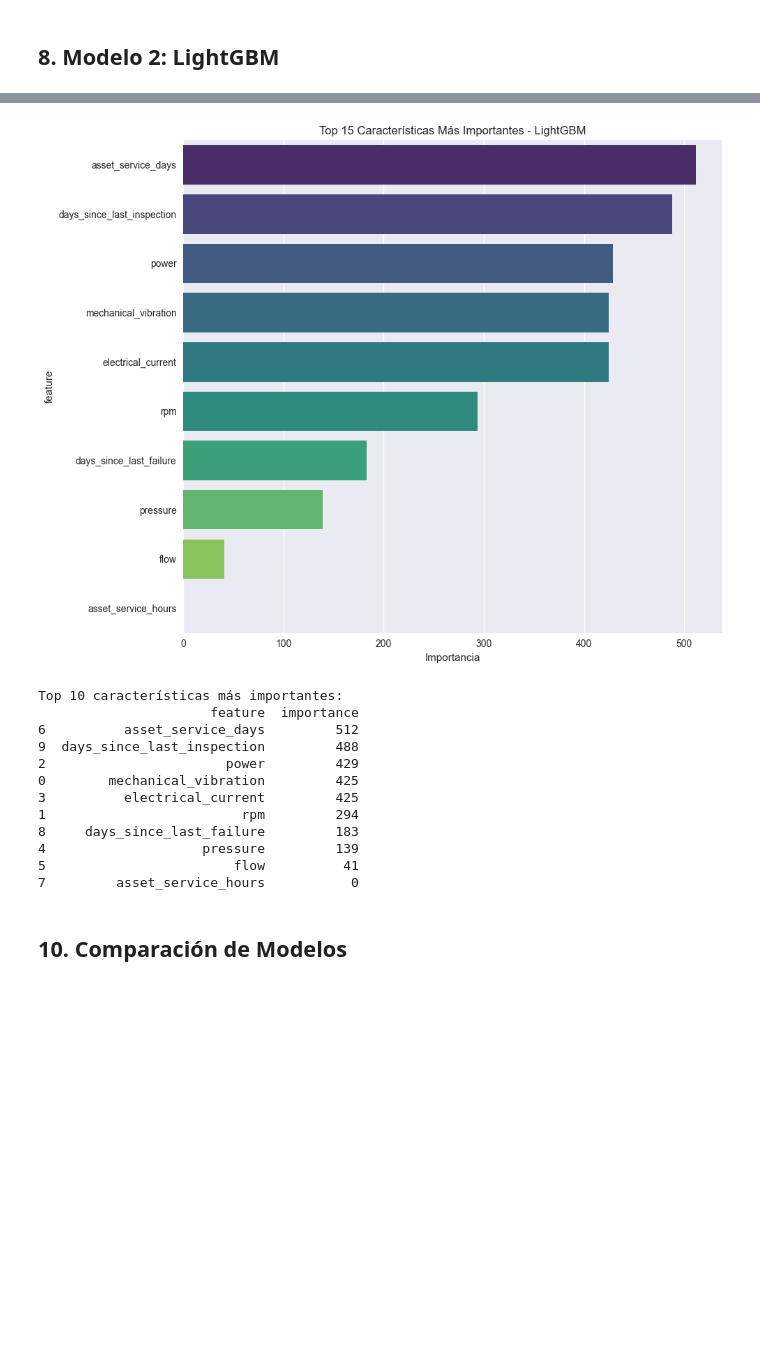
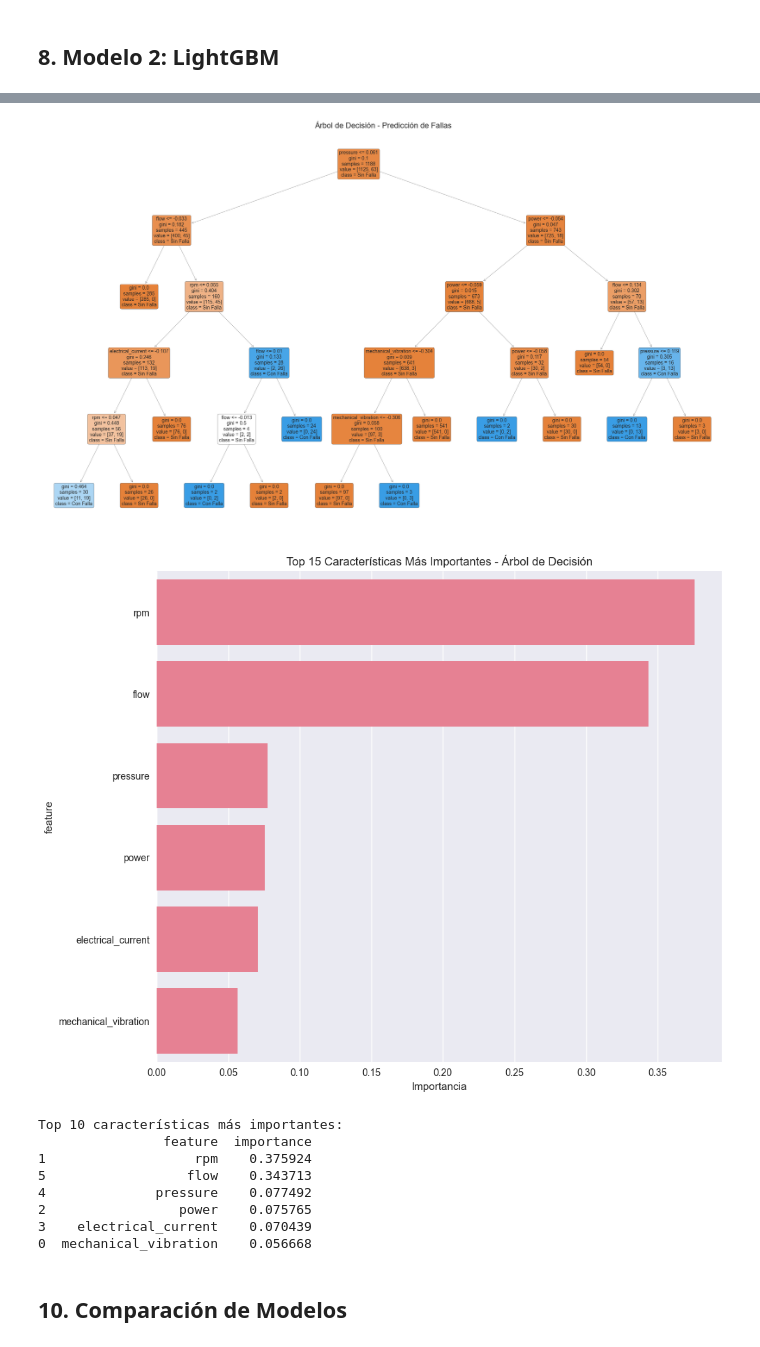
Before and after one commit to carlosrosan/palantir_webapp, a Jupyter notebook: Ingelearn_curso_mtto_predictivo/02_modelos_clasificacion.ipynb, the cells around one changed output, grey strips where cells are left out. Drawn from its saved outputs; the diff is of its cells as text; code cells hidden in the pictures; blank space fills up the shorter version.

```diff
--- a/Ingelearn_curso_mtto_predictivo/02_modelos_clasificacion.ipynb
+++ b/Ingelearn_curso_mtto_predictivo/02_modelos_clasificacion.ipynb
@@ -126,0 +130,2 @@ Tasa de fallas: 1.92%
+# %%
+df = df[df['asset_id']== 2]
@@ -166,7 +216,7 @@ Name: count, dtype: int64
 if 'X' in locals() and 'y' in locals() and len(np.unique(y)) > 1:
     # Dividir datos
     X_train, X_test, y_train, y_test = train_test_split(
-        X, y, test_size=0.5, random_state=42, stratify=y
+        X, y, test_size=0.7, random_state=42, stratify=y
     )
 
     print(f"Datos de entrenamiento: {X_train.shape}")
@@ -208,13 +264,18 @@ Datos estandarizados correctamente
 # %% [markdown]
 ## 6. Modelo 1: Árbol de Decisión
 # %%
+from sklearn.utils.class_weight import compute_class_weight
+classWeight = compute_class_weight(None, classes=np.unique(y_train), y=y_train)
+classWeight = dict(zip(np.unique(y), classWeight.flatten()))
+
+
 if 'X_train' in locals():
     # Crear y entrenar árbol de decisión
     dt_model = DecisionTreeClassifier(
         max_depth=10,
         min_samples_split=5,
         min_samples_leaf=2,
-        class_weight='balanced',  # Manejo de datos desbalanceados
+        class_weight=classWeight,  # Manejo de datos desbalanceados
         random_state=42
     )
 
@@ -340,9 +397,10 @@ if 'X_train' in locals():
         num_leaves=31,
         learning_rate=0.05,
         n_estimators=100,
-        scale_pos_weight=scale_pos_weight,
+        #scale_pos_weight=scale_pos_weight,
         random_state=42,
-        verbose=-1
+        verbose=-1,
+        is_unbalance = True
     )
 
     # Entrenar con early stopping
@@ -414,36 +584,46 @@ weighted avg       0.99      0.98      0.98      1460
 # %%
-if 'lgbm_model' in locals():
+if 'dt_model' in locals() and 'X_train' in locals():
+    # Visualizar árbol (limitado a profundidad 3 para visualización)
+    plt.figure(figsize=(20, 12))
+    plot_tree(dt_model,
+              feature_names=X_train.columns,
+              class_names=['Sin Falla', 'Con Falla'],
+              filled=True,
+              rounded=True,
+              fontsize=10,
+              max_depth=10)
+    plt.title('Árbol de Decisión - Predicción de Fallas', fontsize=16)
+    plt.tight_layout()
+    plt.show()
+
     # Importancia de características
-    lgbm_importance = pd.DataFrame({
+    dt_importance = pd.DataFrame({
         'feature': X_train.columns,
-        'importance': lgbm_model.feature_importances_
+        'importance': dt_model.feature_importances_
     }).sort_values('importance', ascending=False)
 
     plt.figure(figsize=(10, 8))
-    sns.barplot(data=lgbm_importance.head(15), x='importance', y='feature', palette='viridis')
-    plt.title('Top 15 Características Más Importantes - LightGBM')
+    sns.barplot(data=dt_importance.head(15), x='importance', y='feature')
+    plt.title('Top 15 Características Más Importantes - Árbol de Decisión')
     plt.xlabel('Importancia')
     plt.tight_layout()
     plt.show()
 
     print("\nTop 10 características más importantes:")
-    print(lgbm_importance.head(10))
+    print(dt_importance.head(10))
 else:
-    print("No hay modelo LightGBM entrenado")
+    print("No hay modelo entrenado")
 # %% [output]
-[figure, old version]
+[figure, new version]
+[figure, added]
 Top 10 características más importantes:
-                      feature  importance
-6          asset_service_days         512
-9  days_since_last_inspection         488
-2                       power         429
-0        mechanical_vibration         425
-3          electrical_current         425
-1                         rpm         294
-8     days_since_last_failure         183
-4                    pressure         139
-5                        flow          41
-7         asset_service_hours           0
+                feature  importance
+1                   rpm    0.375924
+5                  flow    0.343713
+4              pressure    0.077492
+2                 power    0.075765
+3    electrical_current    0.070439
+0  mechanical_vibration    0.056668
 # %% [markdown]
 ## 10. Comparación de Modelos
 # %%
```
Also changed, not shown: parts of 18 cells of this notebook, 8 other files.
